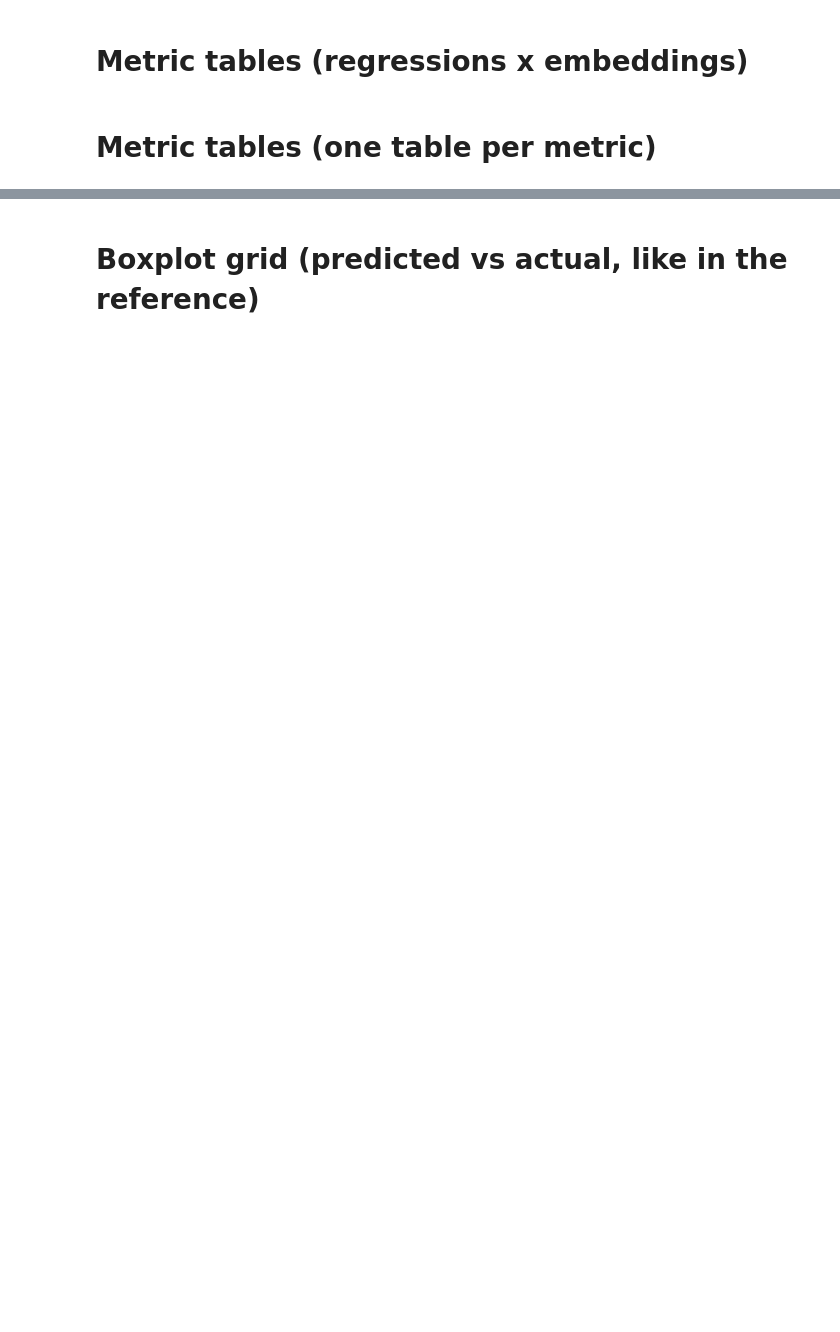
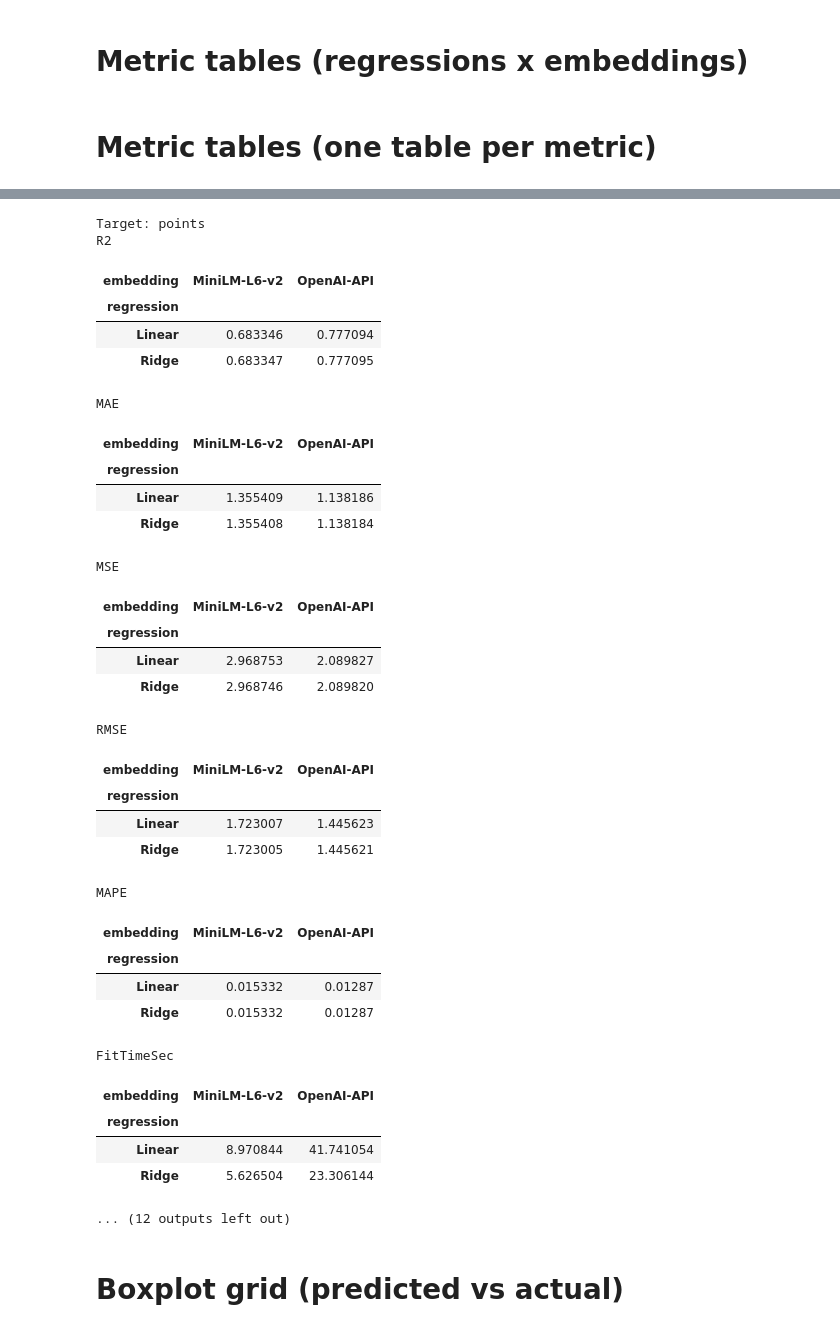
Before and after one commit to Msaters/projektUczenieMaszynowe, a Jupyter notebook: review_prediction_model_using_regressions_and_embeddings.ipynb, the cells around one changed output, grey strips where cells are left out. Drawn from its saved outputs; the diff is of its cells as text; code cells hidden in the pictures; blank space fills up the shorter version.

```diff
--- a/review_prediction_model_using_regressions_and_embeddings.ipynb
+++ b/review_prediction_model_using_regressions_and_embeddings.ipynb
@@ -292,24 +368,26 @@ results_df.sort_values("FitTimeSec", ascending=False).head(10)
 # %% [markdown]
 # Metric tables (regressions x embeddings)
 # %%
-results_df["embedding"] = pd.Categorical(
-    results_df["embedding"], categories=embedding_order, ordered=True
-)
-results_df["regression"] = pd.Categorical(
-    results_df["regression"], categories=regression_order, ordered=True
-)
+metric_tables_by_target = {}
 
-metric_tables = {}
-for metric in METRICS:
-    table = (
-        results_df
-        .pivot(index="regression", columns="embedding", values=metric)
-        .reindex(index=regression_order, columns=embedding_order)
+for target_name, df_t in results_by_target.items():
+    df_t = df_t.copy()
+    df_t["embedding"] = pd.Categorical(
+        df_t["embedding"], categories=embedding_order, ordered=True
     )
-    metric_tables[metric] = table
+    df_t["regression"] = pd.Categorical(
+        df_t["regression"], categories=regression_order, ordered=True
+    )
+
+    metric_tables = {}
+    for metric in METRICS:
+        table = (
+            df_t
+            .pivot(index="regression", columns="embedding", values=metric)
+            .reindex(index=regression_order, columns=embedding_order)
+        )
+        metric_tables[metric] = table
+
+    metric_tables_by_target[target_name] = metric_tables
 # %% [markdown]
 # Metric tables (one table per metric)
-# %%
-for metric in METRICS:
-    print(metric)
-    display(metric_tables[metric])
@@ -353,3 +394,44 @@ FitTimeSec
+# %%
+from IPython.display import display
+
+for target_name in TARGETS:
+    print(f"Target: {target_name}")
+    for metric in METRICS:
+        print(metric)
+        display(metric_tables_by_target[target_name][metric])
+# %% [output]
+Target: points
+R2
+| embedding | MiniLM-L6-v2 | OpenAI-API |
+| regression |  |  |
+| Linear | 0.683346 | 0.777094 |
+| Ridge | 0.683347 | 0.777095 |
+MAE
+| embedding | MiniLM-L6-v2 | OpenAI-API |
+| regression |  |  |
+| Linear | 1.355409 | 1.138186 |
+| Ridge | 1.355408 | 1.138184 |
+MSE
+| embedding | MiniLM-L6-v2 | OpenAI-API |
+| regression |  |  |
+| Linear | 2.968753 | 2.089827 |
+| Ridge | 2.968746 | 2.089820 |
+RMSE
+| embedding | MiniLM-L6-v2 | OpenAI-API |
+| regression |  |  |
+| Linear | 1.723007 | 1.445623 |
+| Ridge | 1.723005 | 1.445621 |
+MAPE
+| embedding | MiniLM-L6-v2 | OpenAI-API |
+| regression |  |  |
+| Linear | 0.015332 | 0.01287 |
+| Ridge | 0.015332 | 0.01287 |
+FitTimeSec
+| embedding | MiniLM-L6-v2 | OpenAI-API |
+| regression |  |  |
+| Linear | 8.970844 | 41.741054 |
+| Ridge | 5.626504 | 23.306144 |
+... (12 outputs left out)
 # %% [markdown]
-# Boxplot grid (predicted vs actual, like in the reference)
+# Boxplot grid (predicted vs actual)
 # %%
```
Also changed, not shown: parts of 15 cells of this notebook, 3 other files.
